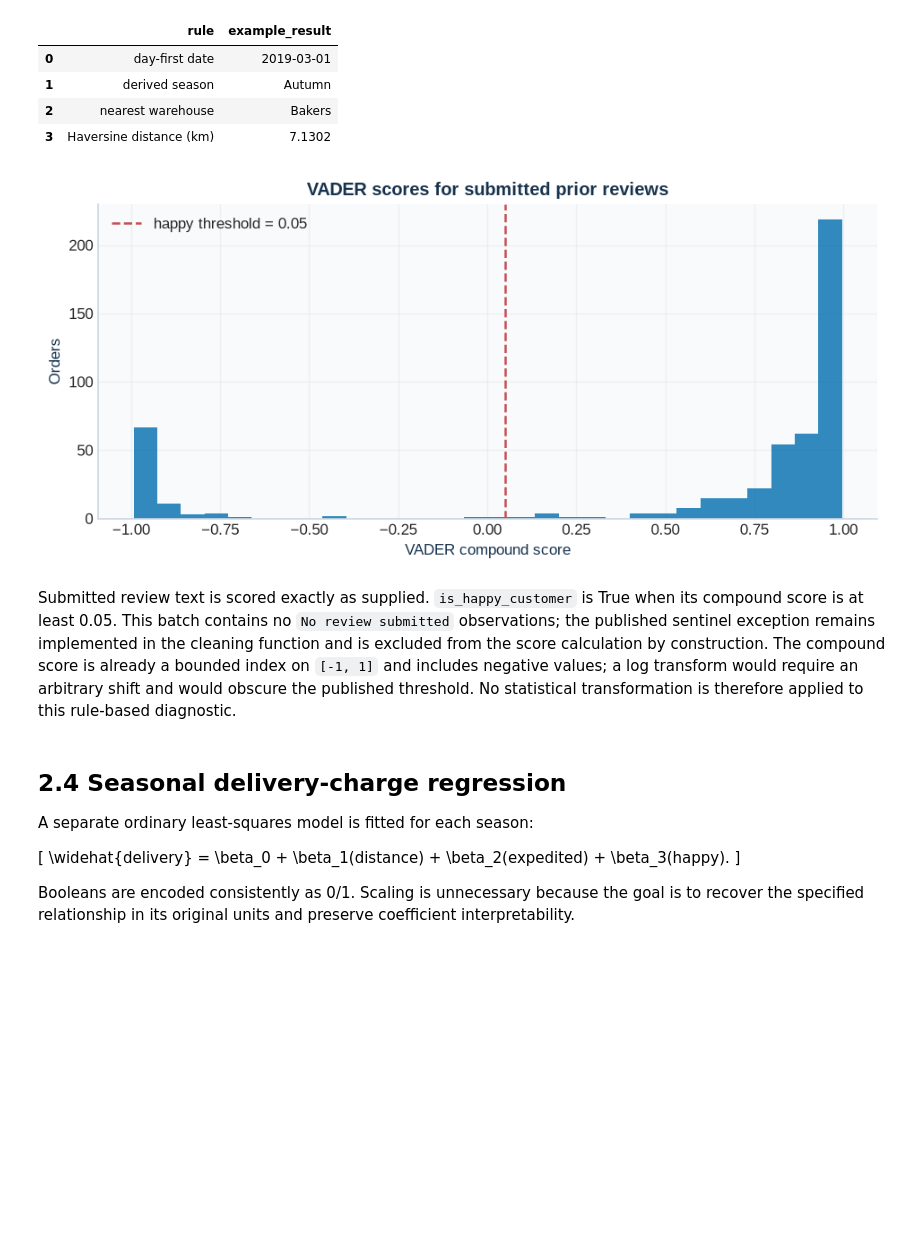
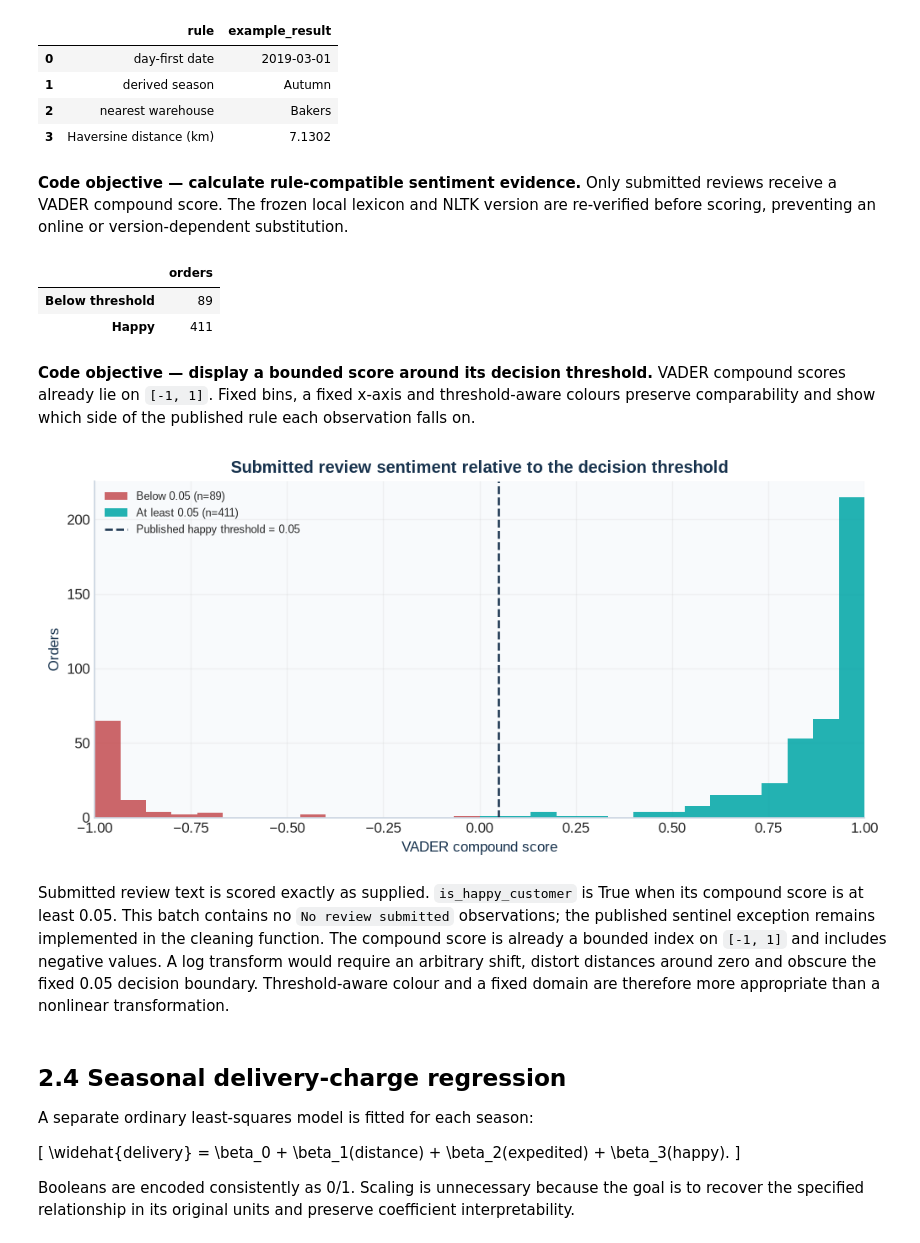
Before and after one commit to ZGHL/FIT5196-A2, a Jupyter notebook: notebooks/Group030_solution.ipynb, the cells around one changed output. Saved outputs shown, nothing was run; the diff lists cells and outputs as text; code cells hidden in the pictures; blank space fills up the shorter version.

```diff
--- a/notebooks/Group030_solution.ipynb
+++ b/notebooks/Group030_solution.ipynb
@@ -660,31 +714,58 @@ display(rule_examples)
 | 1 | derived season | Autumn |
 | 2 | nearest warehouse | Bakers |
 | 3 | Haversine distance (km) | 7.1302 |
-# %%
-# Purpose: score submitted reviews with the supplied frozen VADER lexicon.
-# This call re-verifies both the local lexicon checksum and NLTK version.
-vader_analyzer = setup_vader(RESOURCE_CONTRACT, NLTK_DATA_DIR)
-
-submitted_reviews = missing_raw.loc[
-    missing_raw["latest_customer_review"] != "No review submitted",
-    "latest_customer_review",
-]
-review_scores = submitted_reviews.map(
-    lambda text: vader_analyzer.polarity_scores(text)["compound"]
-)
-fig, ax = plt.subplots(figsize=(8, 3.8))
-ax.hist(review_scores, bins=30, color="#006dae", alpha=0.8)
-ax.axvline(0.05, color="#c44e52", linestyle="--", label="happy threshold = 0.05")
-ax.set_xlabel("VADER compound score")
-ax.set_ylabel("Orders")
-ax.set_title("VADER scores for submitted prior reviews")
-ax.legend()
-plt.tight_layout()
-plt.show()
-# %% [output]
-[figure, removed]
+# %% [markdown]
+**Code objective — calculate rule-compatible sentiment evidence.** Only submitted reviews receive a VADER compound score. The frozen local lexicon and NLTK version are re-verified before scoring, preventing an online or version-dependent substitution.
+# %%
+# Purpose: score submitted reviews with the supplied frozen VADER lexicon.
+vader_analyzer = setup_vader(RESOURCE_CONTRACT, NLTK_DATA_DIR)
+submitted_reviews = missing_raw.loc[
+    missing_raw["latest_customer_review"] != "No review submitted",
+    "latest_customer_review",
+]
+review_scores = submitted_reviews.map(
+    lambda text: vader_analyzer.polarity_scores(text)["compound"]
+)
+
+sentiment_threshold = 0.05
+sentiment_counts = pd.Series({
+    "Below threshold": int((review_scores < sentiment_threshold).sum()),
+    "Happy": int((review_scores >= sentiment_threshold).sum()),
+})
+display(sentiment_counts.to_frame("orders"))
+# %% [output]
+|  | orders |
+| Below threshold | 89 |
+| Happy | 411 |
+# %% [markdown]
+**Code objective — display a bounded score around its decision threshold.** VADER compound scores already lie on `[-1, 1]`. Fixed bins, a fixed x-axis and threshold-aware colours preserve comparability and show which side of the published rule each observation falls on.
+# %%
+# Purpose: visualise VADER scores without an invalid logarithmic transformation.
+score_bins = np.linspace(-1, 1, 31)
+unhappy_scores = review_scores.loc[review_scores < sentiment_threshold]
+happy_scores = review_scores.loc[review_scores >= sentiment_threshold]
+
+fig, ax = plt.subplots(figsize=(8.5, 4.2))
+ax.hist(
+    [unhappy_scores, happy_scores], bins=score_bins, stacked=True,
+    color=[CORAL, TEAL], alpha=0.86,
+    label=[f"Below 0.05 (n={len(unhappy_scores)})", f"At least 0.05 (n={len(happy_scores)})"],
+)
+ax.axvline(
+    sentiment_threshold, color=NAVY, linestyle="--", linewidth=1.5,
+    label="Published happy threshold = 0.05",
+)
+ax.set(
+    xlim=(-1, 1), xlabel="VADER compound score", ylabel="Orders",
+    title="Submitted review sentiment relative to the decision threshold",
+)
+ax.legend(fontsize=8)
+plt.tight_layout()
+plt.show()
+# %% [output]
+[figure, added]
 # %% [markdown]
-Submitted review text is scored exactly as supplied. `is_happy_customer` is True when its compound score is at least 0.05. This batch contains no `No review submitted` observations; the published sentinel exception remains implemented in the cleaning function and is excluded from the score calculation by construction. The compound score is already a bounded index on `[-1, 1]` and includes negative values; a log transform would require an arbitrary shift and would obscure the published threshold. No statistical transformation is therefore applied to this rule-based diagnostic.
+Submitted review text is scored exactly as supplied. `is_happy_customer` is True when its compound score is at least 0.05. This batch contains no `No review submitted` observations; the published sentinel exception remains implemented in the cleaning function. The compound score is already a bounded index on `[-1, 1]` and includes negative values. A log transform would require an arbitrary shift, distort distances around zero and obscure the fixed 0.05 decision boundary. Threshold-aware colour and a fixed domain are therefore more appropriate than a nonlinear transformation.
 # %% [markdown]
 ## 2.4 Seasonal delivery-charge regression
 
```
Also changed, not shown: parts of 22 cells of this notebook.
